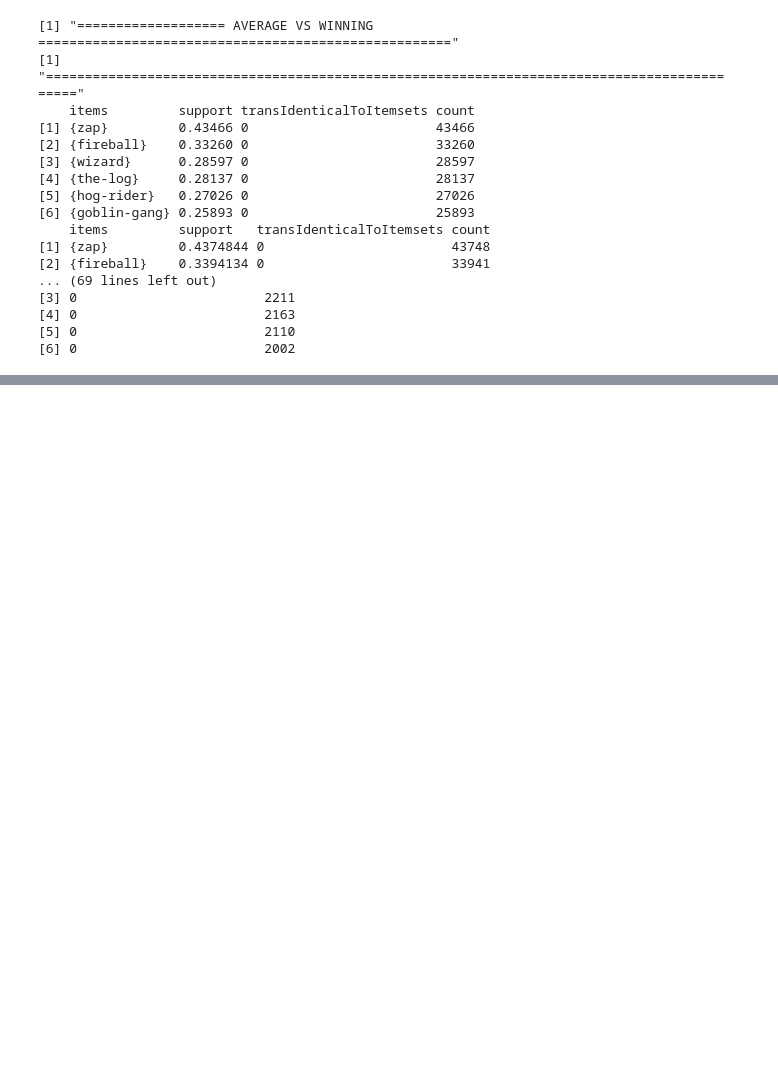
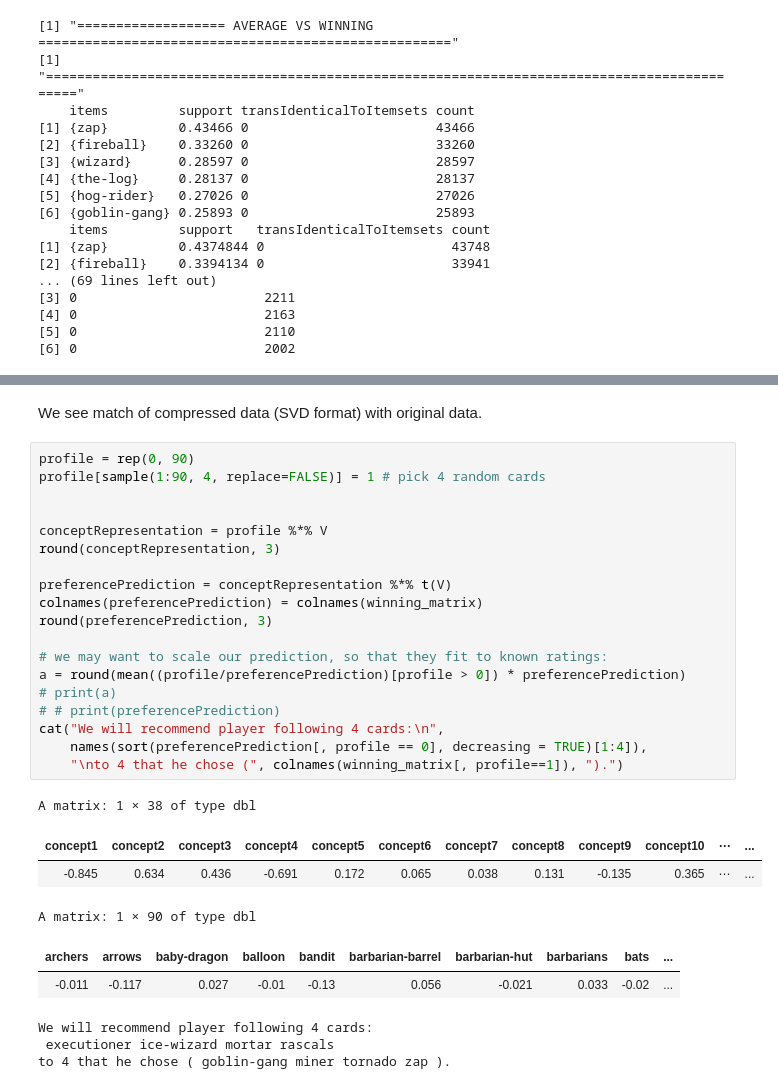
Before and after one commit to bieganski/data-mining, a Jupyter notebook: ex1/solution.ipynb, the cells around one changed output, grey strips where cells are left out. Cells and saved outputs as stored; diff of their text form; blank space fills up the shorter version.

Commit message:
added recommendation engine (SVD based). TODO evaluation

```diff
--- a/ex1/solution.ipynb
+++ b/ex1/solution.ipynb
@@ -270,0 +369,31 @@ Very interesting observation we have done - **frequent sets of winning games con
+# %% [markdown]
+We see match of compressed data (SVD format) with original data.
+# %%
+profile = rep(0, 90)
+profile[sample(1:90, 4, replace=FALSE)] = 1 # pick 4 random cards
+
+
+conceptRepresentation = profile %*% V
+round(conceptRepresentation, 3)
+
+preferencePrediction = conceptRepresentation %*% t(V)
+colnames(preferencePrediction) = colnames(winning_matrix)
+round(preferencePrediction, 3)
+
+# we may want to scale our prediction, so that they fit to known ratings:
+a = round(mean((profile/preferencePrediction)[profile > 0]) * preferencePrediction)
+# print(a)
+# # print(preferencePrediction)
+cat("We will recommend player following 4 cards:\n",
+    names(sort(preferencePrediction[, profile == 0], decreasing = TRUE)[1:4]),
+    "\nto 4 that he chose (", colnames(winning_matrix[, profile==1]), ").")
+# %% [output]
+A matrix: 1 × 38 of type dbl
+| concept1 | concept2 | concept3 | concept4 | concept5 | concept6 | concept7 | concept8 | concept9 | concept10 | ⋯ | ... |
+| -0.845 | 0.634 | 0.436 | -0.691 | 0.172 | 0.065 | 0.038 | 0.131 | -0.135 | 0.365 | ⋯ | ... |
+A matrix: 1 × 90 of type dbl
+| archers | arrows | baby-dragon | balloon | bandit | barbarian-barrel | barbarian-hut | barbarians | bats | ... |
+| -0.011 | -0.117 | 0.027 | -0.01 | -0.13 | 0.056 | -0.021 | 0.033 | -0.02 | ... |
+We will recommend player following 4 cards:
+ executioner ice-wizard mortar rascals
+to 4 that he chose ( goblin-gang miner tornado zap ).
```
Also changed, not shown: parts of 10 cells of this notebook.
